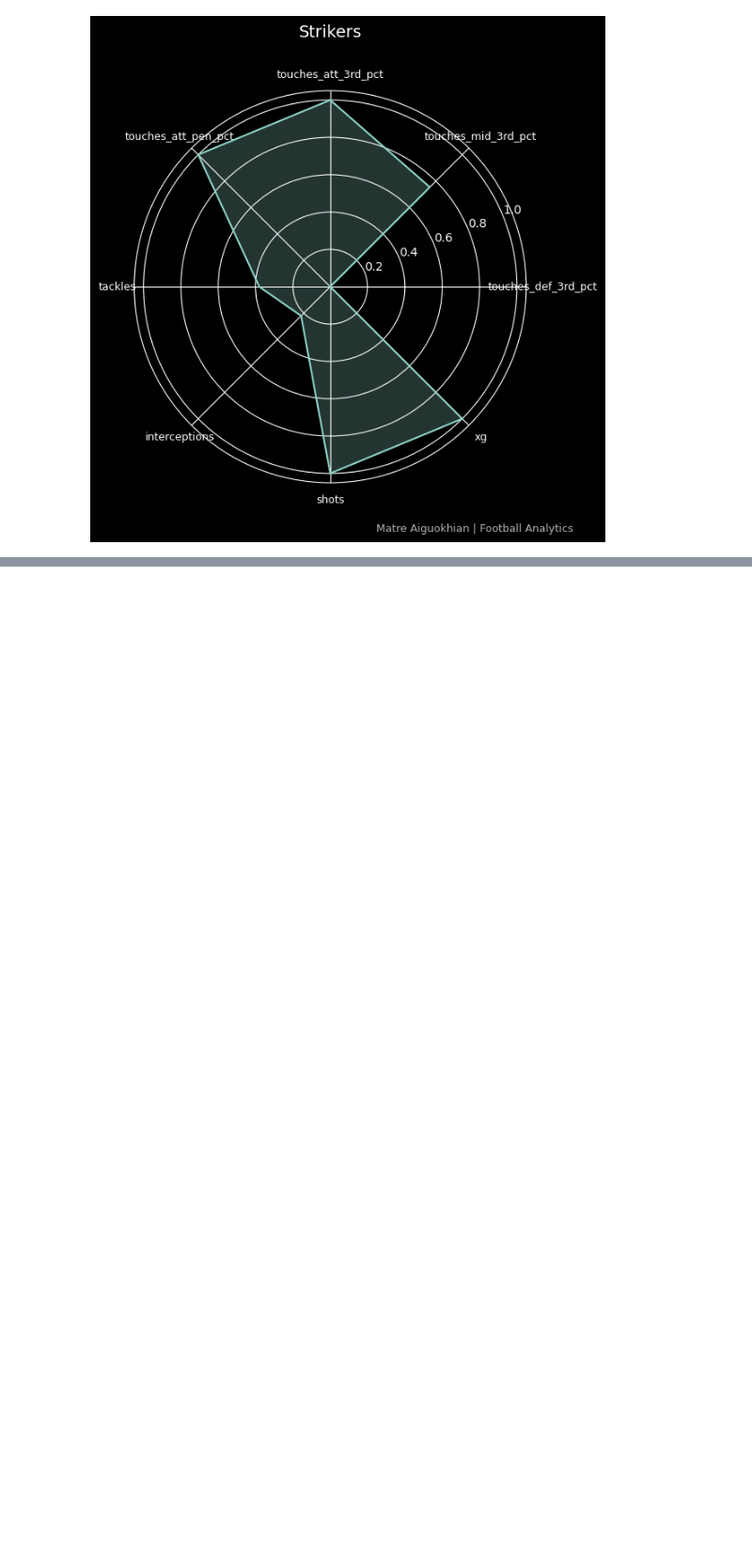
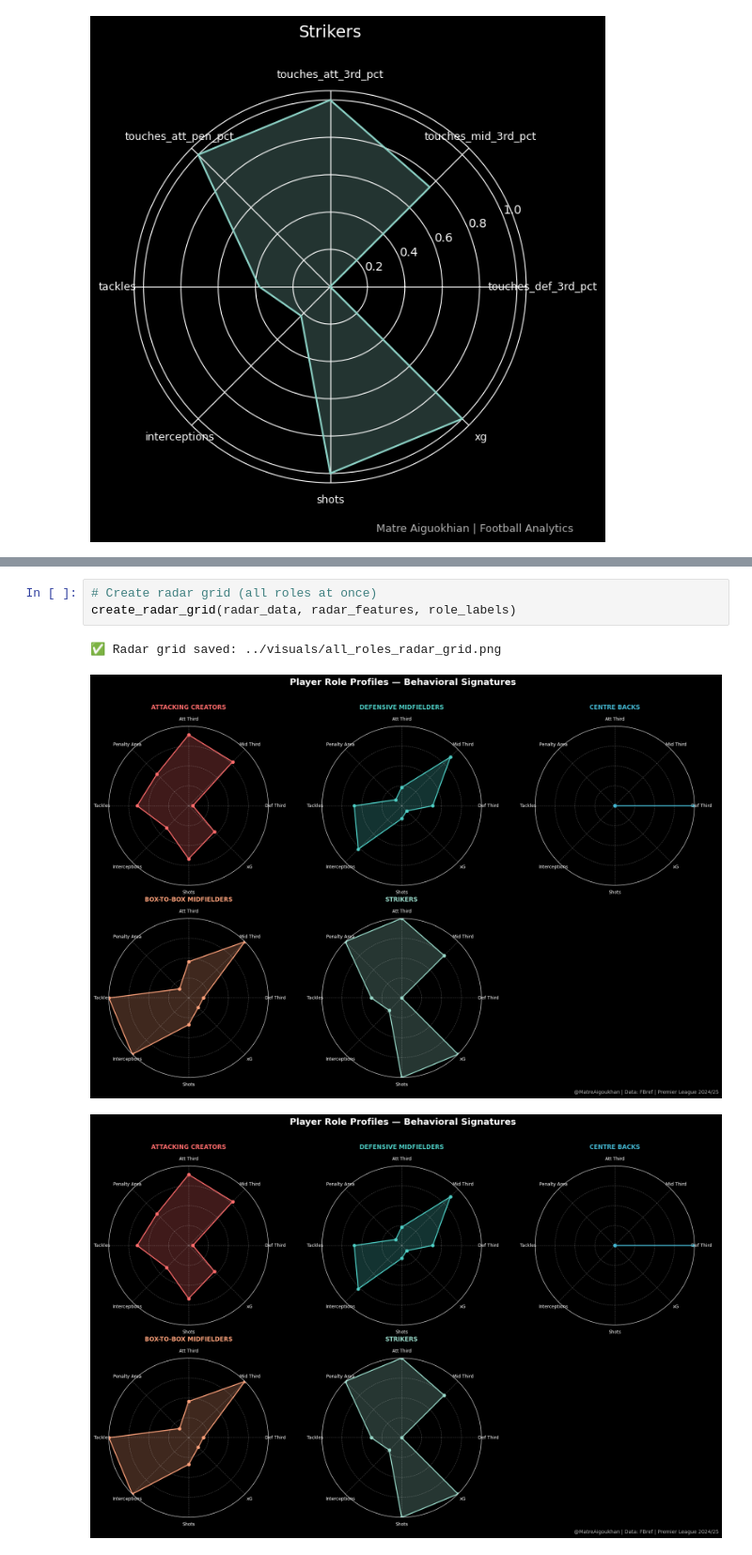
Before and after one commit to Matre5/player-role-profiler, a Jupyter notebook: notebooks/01_player_role_geometry.ipynb, the cells around one changed output, grey strips where cells are left out. Shown at 94% size. Cells and saved outputs as stored; diff of their text form; blank space fills up the shorter version.

```diff
--- a/notebooks/01_player_role_geometry.ipynb
+++ b/notebooks/01_player_role_geometry.ipynb
@@ -1123,0 +1035,7 @@ def validate_known_players(pca_df):
+# %%
+# Create radar grid (all roles at once)
+create_radar_grid(radar_data, radar_features, role_labels)
+# %% [output]
+✅ Radar grid saved: ../visuals/all_roles_radar_grid.png
+[figure, added]
+[figure, added]
```
Also changed, not shown: parts of 12 cells of this notebook, 2 other files.
